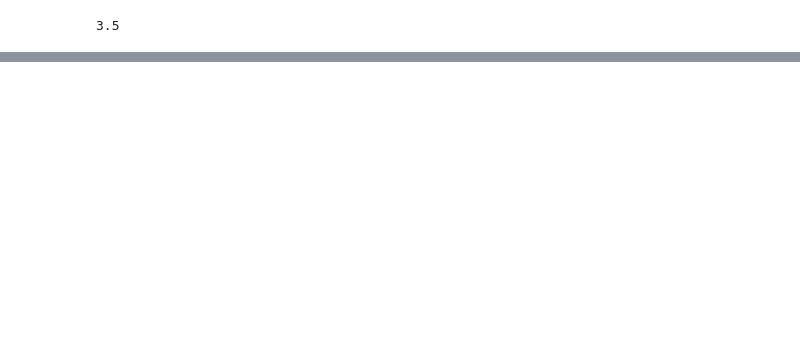
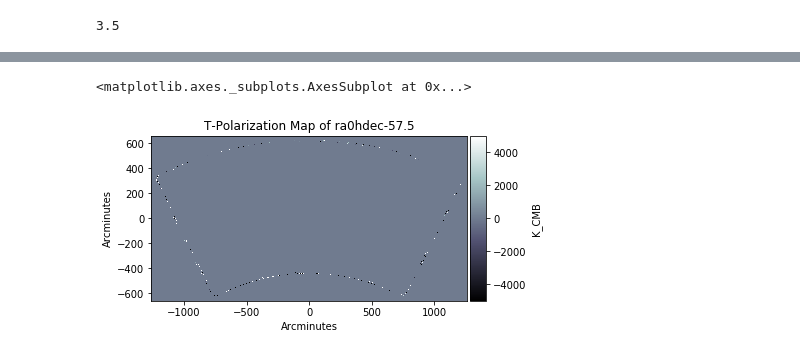
Before and after one commit to mdezylva/masters, a Jupyter notebook: Notebooks/spt_analysis_py27.ipynb, the cells around one changed output, grey strips where cells are left out. Saved outputs shown, nothing was run; the diff lists cells and outputs as text; code cells hidden in the pictures; blank space fills up the shorter version.

```diff
--- a/Notebooks/spt_analysis_py27.ipynb
+++ b/Notebooks/spt_analysis_py27.ipynb
@@ -60,0 +82,6 @@ mat5a_90ghz.getTOnly().drawImage()
+# %%
+diff_map = map_150ghz-map_90ghz
+diff_map.getTOnly().drawImage(vmin = - 5000, vmax=5000)
+# %% [output]
+<matplotlib.axes._subplots.AxesSubplot at 0x...>
+[figure, added]
```
Also changed, not shown: parts of 10 cells of this notebook.
